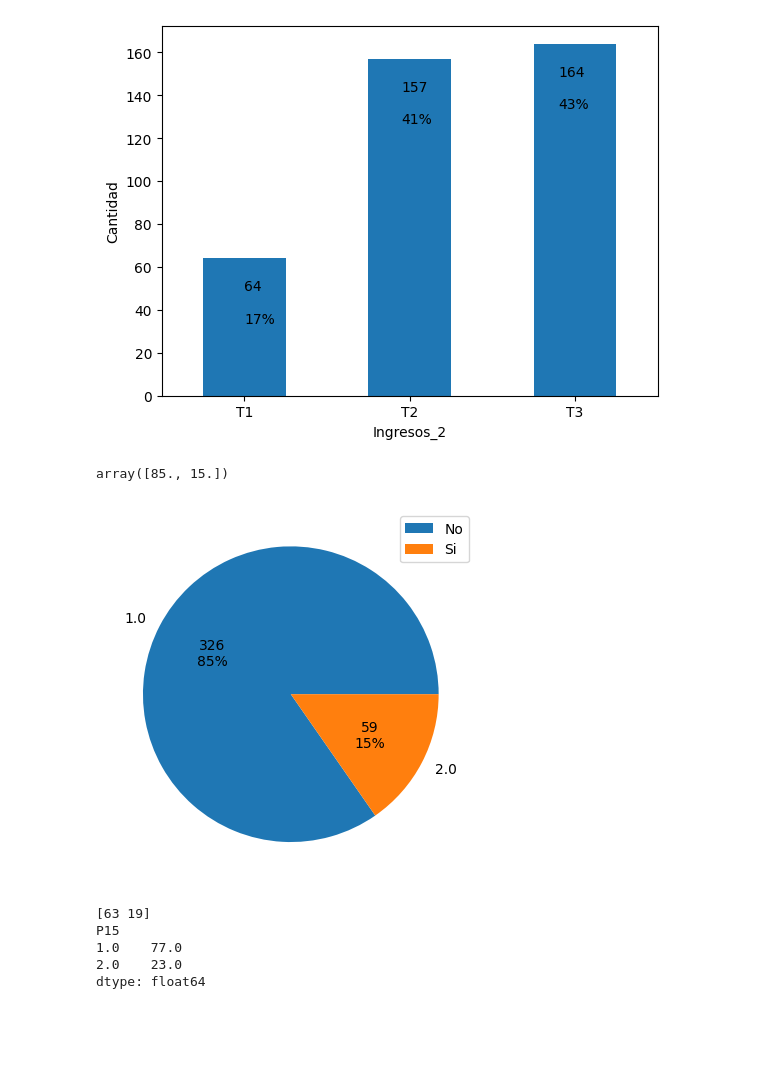
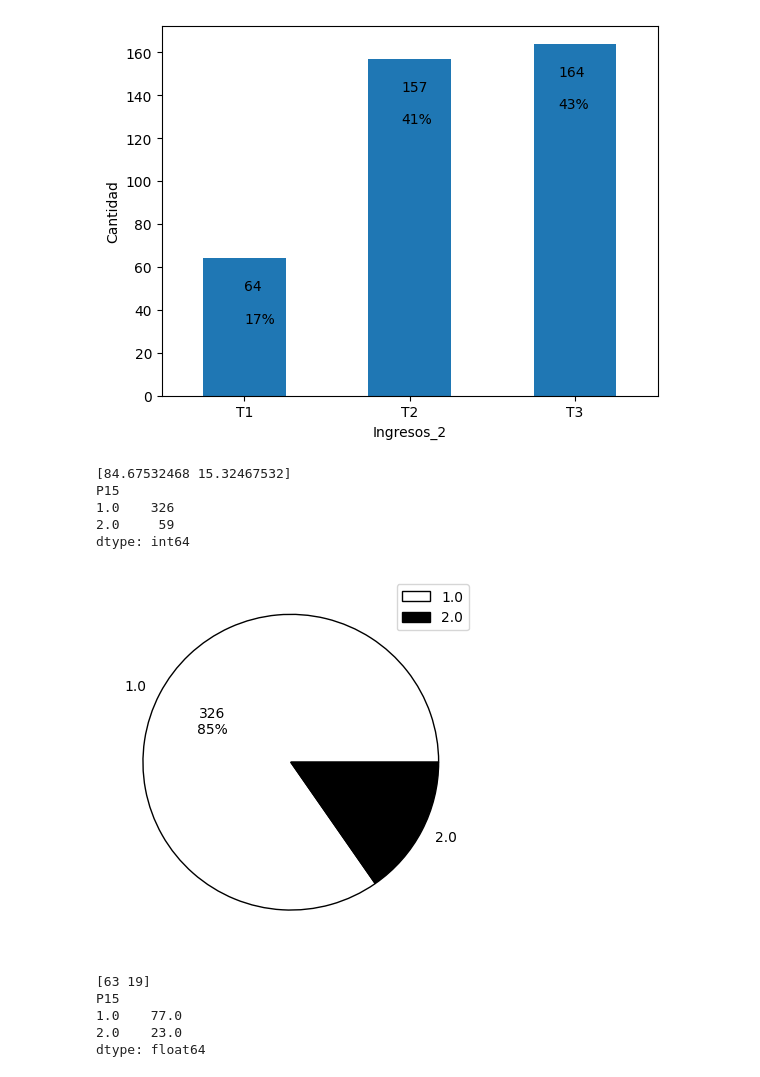
Before and after one commit to mqquiroz/HUCLAM, a Jupyter notebook: Datos_SPSS.ipynb, the cells around one changed output. Saved outputs shown, nothing was run; the diff lists cells and outputs as text; code cells hidden in the pictures; blank space fills up the shorter version.

```diff
--- a/Datos_SPSS.ipynb
+++ b/Datos_SPSS.ipynb
@@ -185,17 +185,23 @@ for i in range(len(ingresos2_valores)):
 # %%
 def label_function(val):
     return f'{val / 100 * len(df):.0f}\n{val:.0f}%'
 
 df4=df.groupby(['P15']).size()
-df4.plot(kind='pie',ylabel='',autopct=label_function, legend=True)
-plt.legend(['No', 'Si'])
-solu_valores = df4.value_counts().index.tolist()
-solu_valores
-per_solu_valores = np.round((solu_valores/np.sum(solu_valores))*100,0)
-per_solu_valores
+df4.plot(kind='pie',ylabel='',autopct=label_function, colors=['w', 'k'],wedgeprops = {"edgecolor" : "black",'linewidth': 1,'antialiased': True} ,legend=True)
+print(df4.values*100/np.sum(df4.values))
+print(df4)
+#plt.legend(['No', 'Si'])
+#solu_valores = df4.value_counts().index.tolist()
+#solu_valores
+#per_solu_valores = np.round((solu_valores/np.sum(solu_valores))*100,0)
+#per_solu_valores
 # %% [output]
-array([85., 15.])
+[84.67532468 15.32467532]
+P15
+1.0    326
+2.0     59
+dtype: int64
-[figure, old version]
+[figure, new version]
 # %%
 def label_function(val):
     return f'{val / 100 * len(df_filtered):.0f}\n{val:.0f}%'
```
Also changed, not shown: parts of 3 cells of this notebook.
